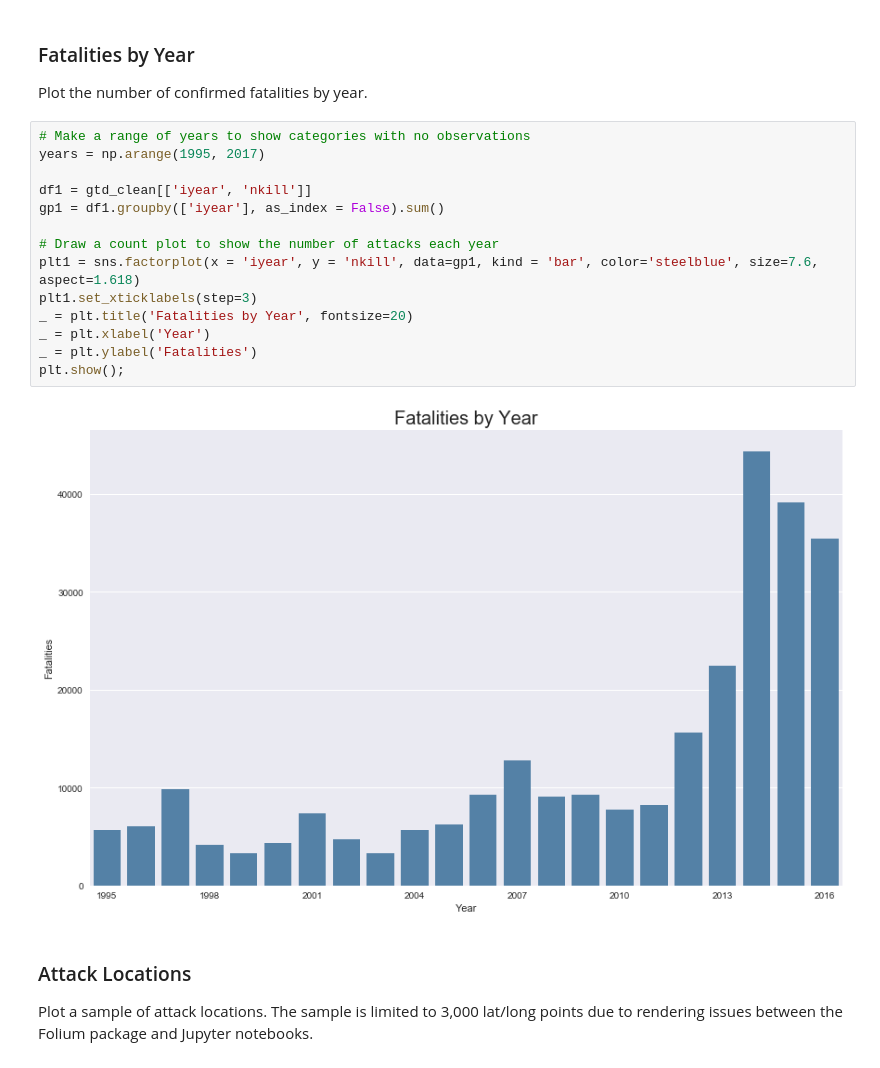
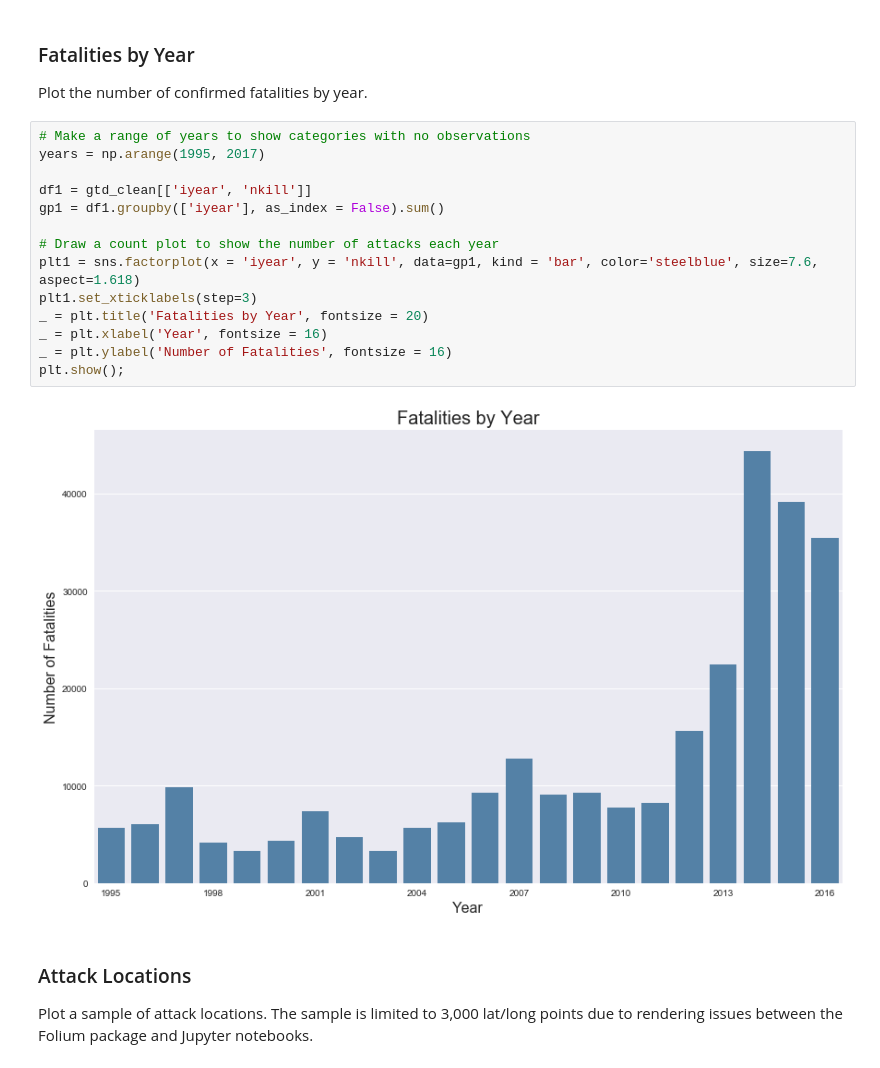
Before and after one commit to tcskowronek/predicting-terrorist-attacks, a Jupyter notebook: src/02-Exploratory-Data-Analysis.ipynb, the cells around one changed output. Saved outputs shown, nothing was run; the diff lists cells and outputs as text.

```diff
--- a/src/02-Exploratory-Data-Analysis.ipynb
+++ b/src/02-Exploratory-Data-Analysis.ipynb
@@ -309,19 +316,19 @@ Plot the number of confirmed fatalities by year.
 # %%
 # Make a range of years to show categories with no observations
 years = np.arange(1995, 2017)
 
 df1 = gtd_clean[['iyear', 'nkill']]
 gp1 = df1.groupby(['iyear'], as_index = False).sum()
 
 # Draw a count plot to show the number of attacks each year
 plt1 = sns.factorplot(x = 'iyear', y = 'nkill', data=gp1, kind = 'bar', color='steelblue', size=7.6, aspect=1.618)
 plt1.set_xticklabels(step=3)
-_ = plt.title('Fatalities by Year', fontsize=20)
-_ = plt.xlabel('Year')
-_ = plt.ylabel('Fatalities')
+_ = plt.title('Fatalities by Year', fontsize = 20)
+_ = plt.xlabel('Year', fontsize = 16)
+_ = plt.ylabel('Number of Fatalities', fontsize = 16)
 plt.show();
 # %% [output]
-[figure, old version]
+[figure, new version]
 # %% [markdown]
 ### Attack Locations
 Plot a sample of attack locations.  The sample is limited to 3,000 lat/long points due to rendering issues between the Folium package and Jupyter notebooks.
```
Also changed, not shown: parts of 15 cells of this notebook.
